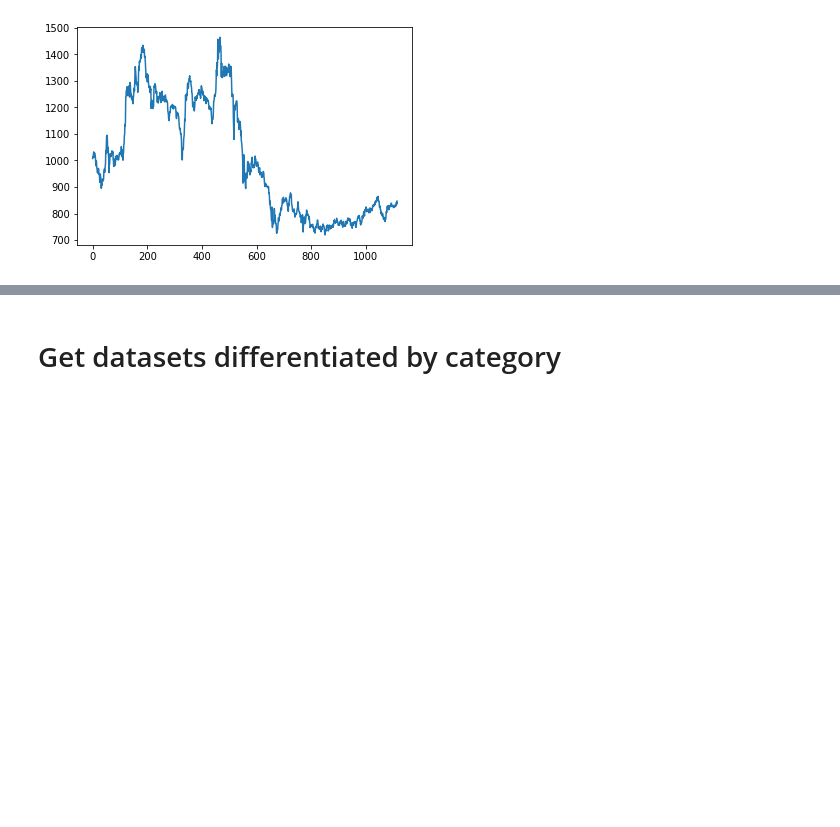
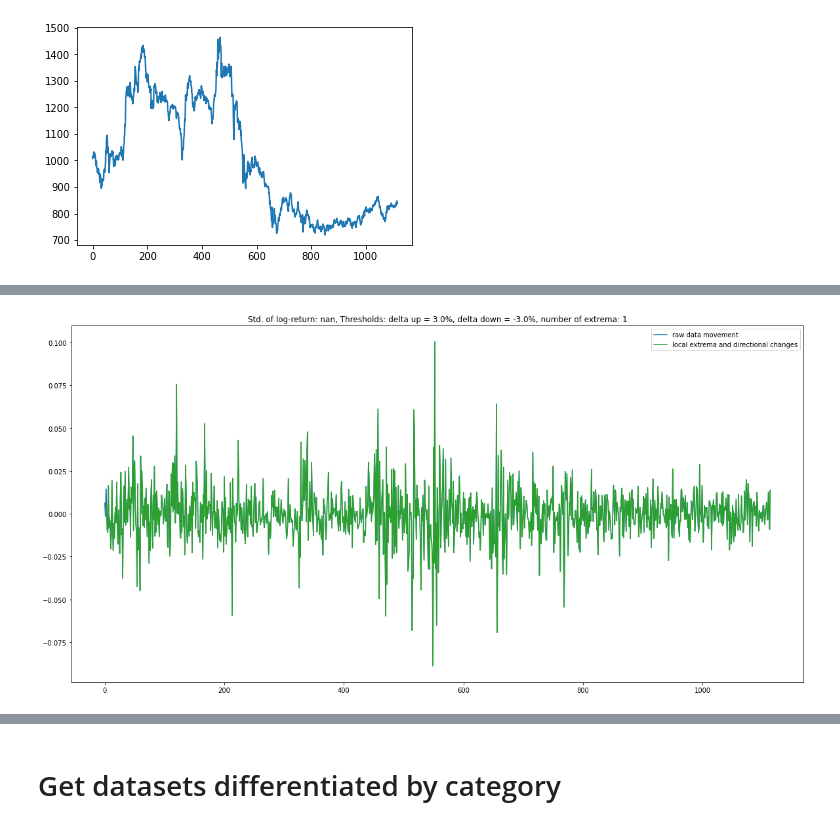
Before and after one commit to LinusLin6769/DCLaboratory01, a Jupyter notebook: playground.ipynb, the cells around one changed output, grey strips where cells are left out. Drawn from its saved outputs; the diff is of its cells as text; code cells hidden in the pictures; blank space fills up the shorter version.

```diff
--- a/playground.ipynb
+++ b/playground.ipynb
@@ -30,0 +38,8 @@ plt.plot(d['573'])
+# %%
+tr = np.diff(np.log(d['573']))
+
+t2 = DCTransformer()
+t2.transform(tr, threshold=(0.03, -0.03), kind='linear')
+t2.make_plot()
+# %% [output]
+[figure, added]
```
Also changed, not shown: parts of 13 cells of this notebook, 44 other files.
